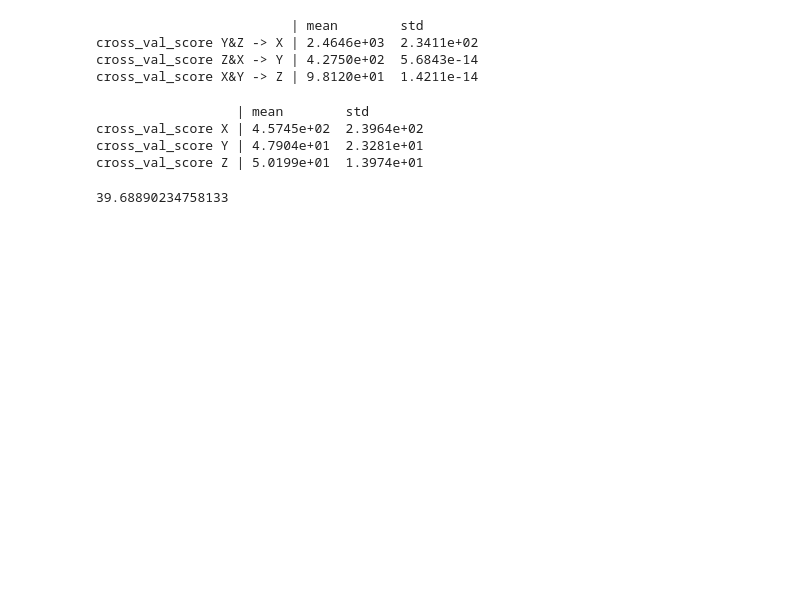
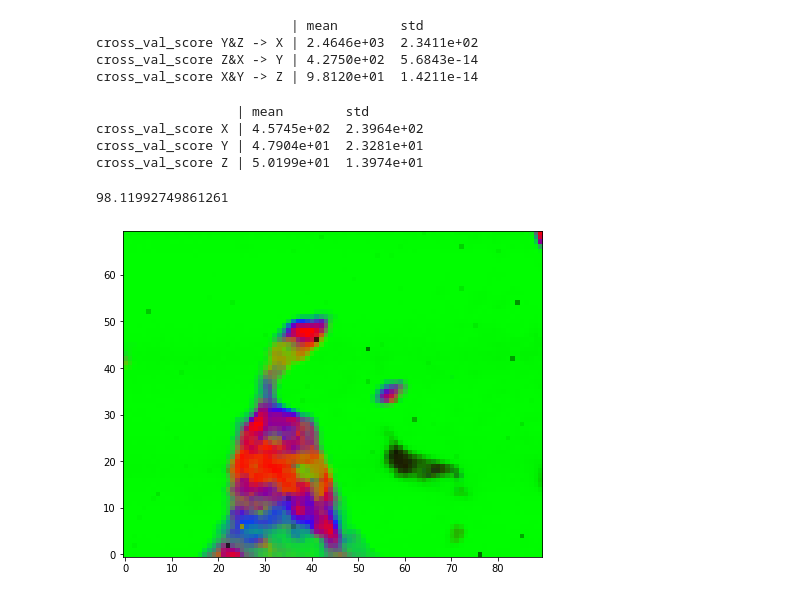
Before and after one commit to jjgsherwood/Bacholar_Thesis, a Jupyter notebook: PCA_GSP_cross_val.ipynb, the cells around one changed output. Drawn from its saved outputs; the diff is of its cells as text; code cells hidden in the pictures; blank space fills up the shorter version.

```diff
--- a/PCA_GSP_cross_val.ipynb
+++ b/PCA_GSP_cross_val.ipynb
@@ -222,8 +222,19 @@ print(f"cross_val_score Z | {print_mean_std(model_selection.cross_val_score(rvc,
 cross_val_score X | 4.5745e+02  2.3964e+02
 cross_val_score Y | 4.7904e+01  2.3281e+01
 cross_val_score Z | 5.0199e+01  1.3974e+01
-# %%
-rvc.fit(ram_Z)
-score_func(rvc,  ram_Z)
-# %% [output]
-39.68890234758133
+# %%
+rvc = ReferenceVectorClassifierPCA(**kwargs)
+rvc.fit(np.concatenate((ram_X, ram_Y), axis=0))
+print(score_func(rvc, ram_Z))
+RCA_vector = rvc.predict(ram_Z)
+
+RCA_vector = RCA_vector - RCA_vector.min(0)
+RCA_vector /= RCA_vector.max(0)
+
+plt.figure(figsize = (20,6))
+plt.imshow(RCA_vector.reshape((*shape_Z[:2], 3))[::-1,:,:3])
+plt.gca().invert_yaxis()
+plt.show()
+# %% [output]
+98.11992749861261
+[figure, added]
```
Also changed, not shown: parts of 2 cells of this notebook, 3 other files.
